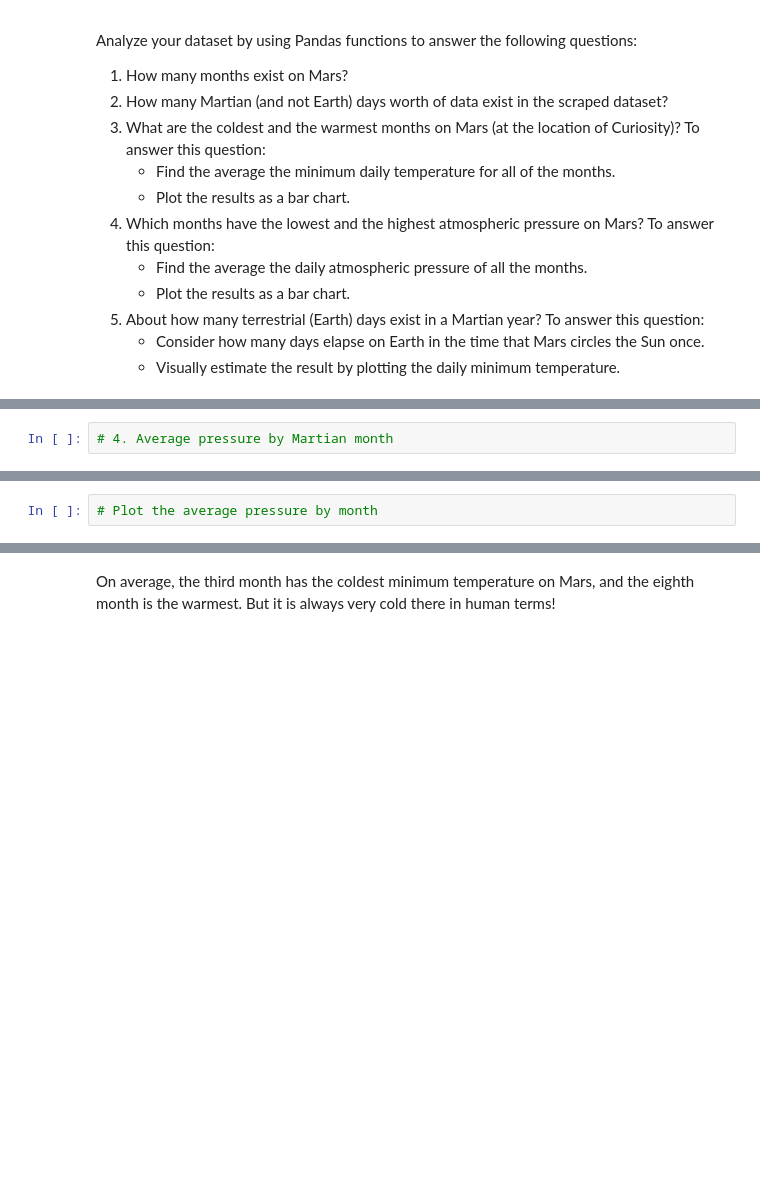
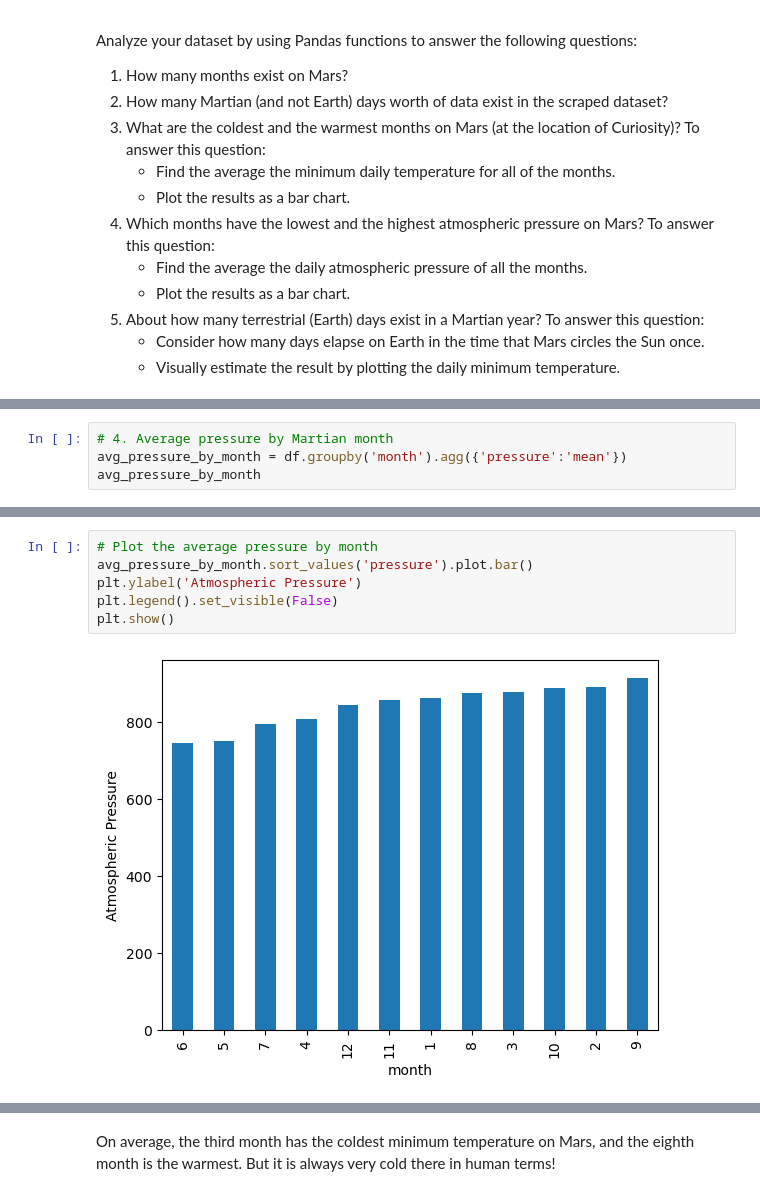
Before and after one commit to gakrugs23/web-scrapping-challenge, a Jupyter notebook: Starter_Code/part_2_mars_weather.ipynb, the cells around one changed output, grey strips where cells are left out. Saved outputs shown, nothing was run; the diff lists cells and outputs as text; blank space fills up the shorter version.

```diff
--- a/Starter_Code/part_2_mars_weather.ipynb
+++ b/Starter_Code/part_2_mars_weather.ipynb
@@ -93,2 +187,4 @@ Analyze your dataset by using Pandas functions to answer the following questions
 # %%
 # 4. Average pressure by Martian month
+avg_pressure_by_month = df.groupby('month').agg({'pressure':'mean'})
+avg_pressure_by_month
@@ -95,4 +206,10 @@ Analyze your dataset by using Pandas functions to answer the following questions
 # %%
 # Plot the average pressure by month
+avg_pressure_by_month.sort_values('pressure').plot.bar()
+plt.ylabel('Atmospheric Pressure')
+plt.legend().set_visible(False)
+plt.show()
+# %% [output]
+[figure, added]
 # %%
 # 5. How many terrestrial (earth) days are there in a Martian year?
```
Also changed, not shown: parts of 16 cells of this notebook, 1 other file.
